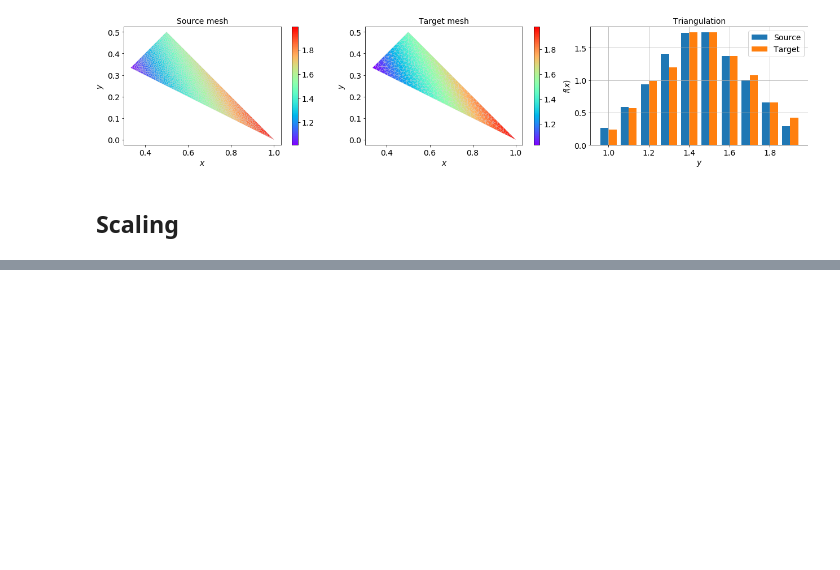
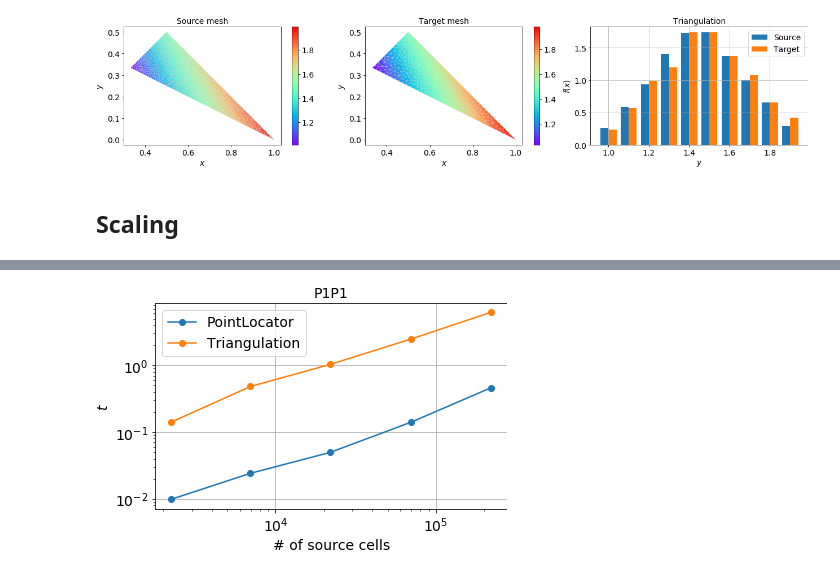
Before and after one commit to tianyikillua/pymapping, a Jupyter notebook: examples/mapping.ipynb, the cells around one changed output, grey strips where cells are left out. Drawn from its saved outputs; the diff is of its cells as text; code cells hidden in the pictures; blank space fills up the shorter version.

```diff
--- a/examples/mapping.ipynb
+++ b/examples/mapping.ipynb
@@ -168,0 +170,26 @@ plt.tight_layout()
+# %%
+# Fix target mesh and vary source mesh
+mesh_target = mesh_TUB(0.01)
+
+h_source = np.logspace(-3, -2, 5)
+ncells_source = np.zeros(len(h_source))
+t = np.zeros(len(h_source))
+
+method = "P1P1"
+for intersection_type in ["PointLocator", "Triangulation"]:
+    for i in range(len(h_source)):
+        mesh_source = mesh_TUB(h_source[i])
+        f = 2 * np.sin(mesh_source.points[:, 0]) + mesh_source.points[:, 1]
+        mesh_source.point_data = {"f(x)": f}
+        ncells_source[i] = len(mesh_source.cells["triangle"])
+        t[i] = mapping_time(mesh_source, mesh_target, method, intersection_type)
+    plt.loglog(ncells_source, t, "-o", label=intersection_type)
+
+plt.legend()
+plt.grid()
+plt.xlabel("# of source cells")
+plt.ylabel("$t$")
+plt.title(method)
+plt.tight_layout()
+# %% [output]
+[figure, added]
```
Also changed, not shown: parts of 1 cell of this notebook, 1 other file.
